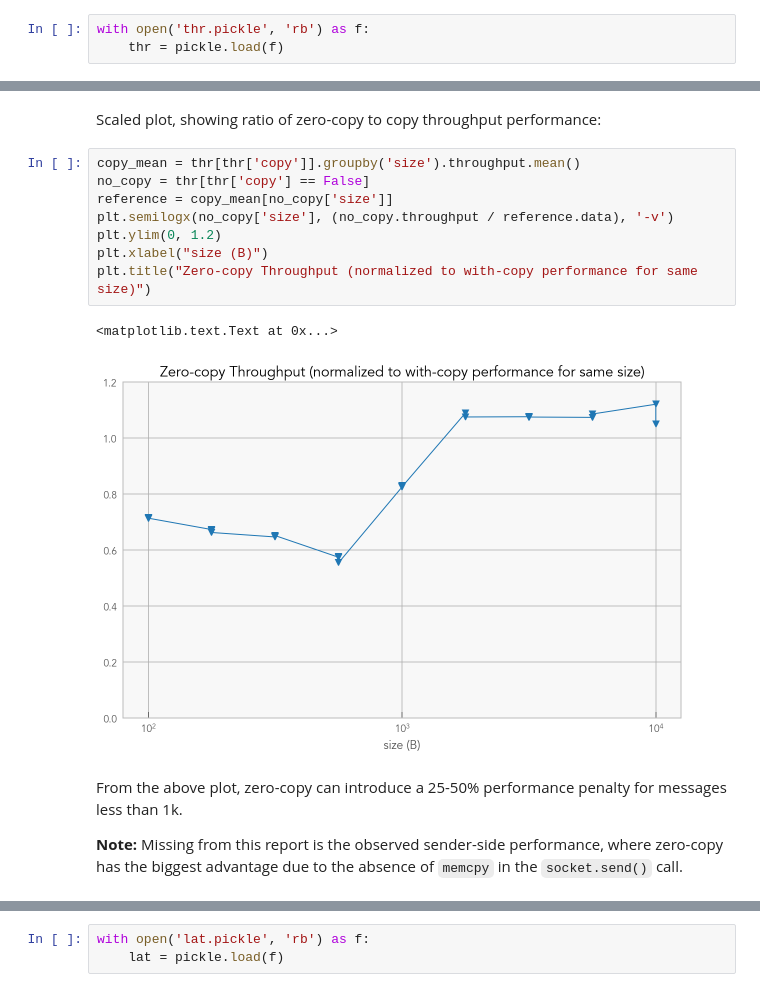
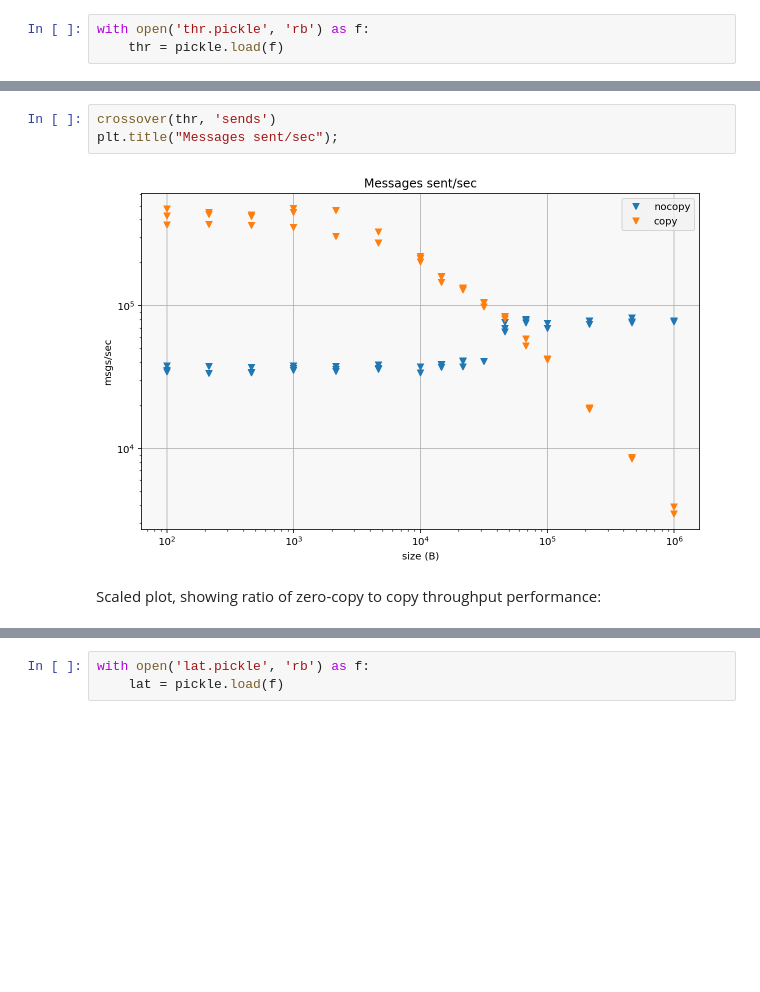
Before and after one commit to zeromq/pyzmq, a Jupyter notebook: perf/perf.ipynb, the cells around one changed output, grey strips where cells are left out. Saved outputs shown, nothing was run; the diff lists cells and outputs as text; blank space fills up the shorter version.

```diff
--- a/perf/perf.ipynb
+++ b/perf/perf.ipynb
@@ -30,17 +102,7 @@ plt.legend(loc=0)
+# %%
+crossover(thr, 'sends')
+plt.title("Messages sent/sec");
+# %% [output]
+[figure, added]
 # %% [markdown]
 Scaled plot, showing ratio of zero-copy to copy throughput performance:
-# %%
-copy_mean = thr[thr['copy']].groupby('size').throughput.mean()
-no_copy = thr[thr['copy'] == False]
-reference = copy_mean[no_copy['size']]
-plt.semilogx(no_copy['size'], (no_copy.throughput / reference.data), '-v')
-plt.ylim(0, 1.2)
-plt.xlabel("size (B)")
-plt.title("Zero-copy Throughput (normalized to with-copy performance for same size)")
-# %% [output]
-<matplotlib.text.Text at 0x...>
-[figure, removed]
-# %% [markdown]
-From the above plot, zero-copy can introduce a 25-50% performance penalty for messages less than 1k.
-
-**Note:** Missing from this report is the observed sender-side performance, where zero-copy has the biggest advantage due to the absence of `memcpy` in the `socket.send()` call.
```
Also changed, not shown: parts of 25 cells of this notebook.
